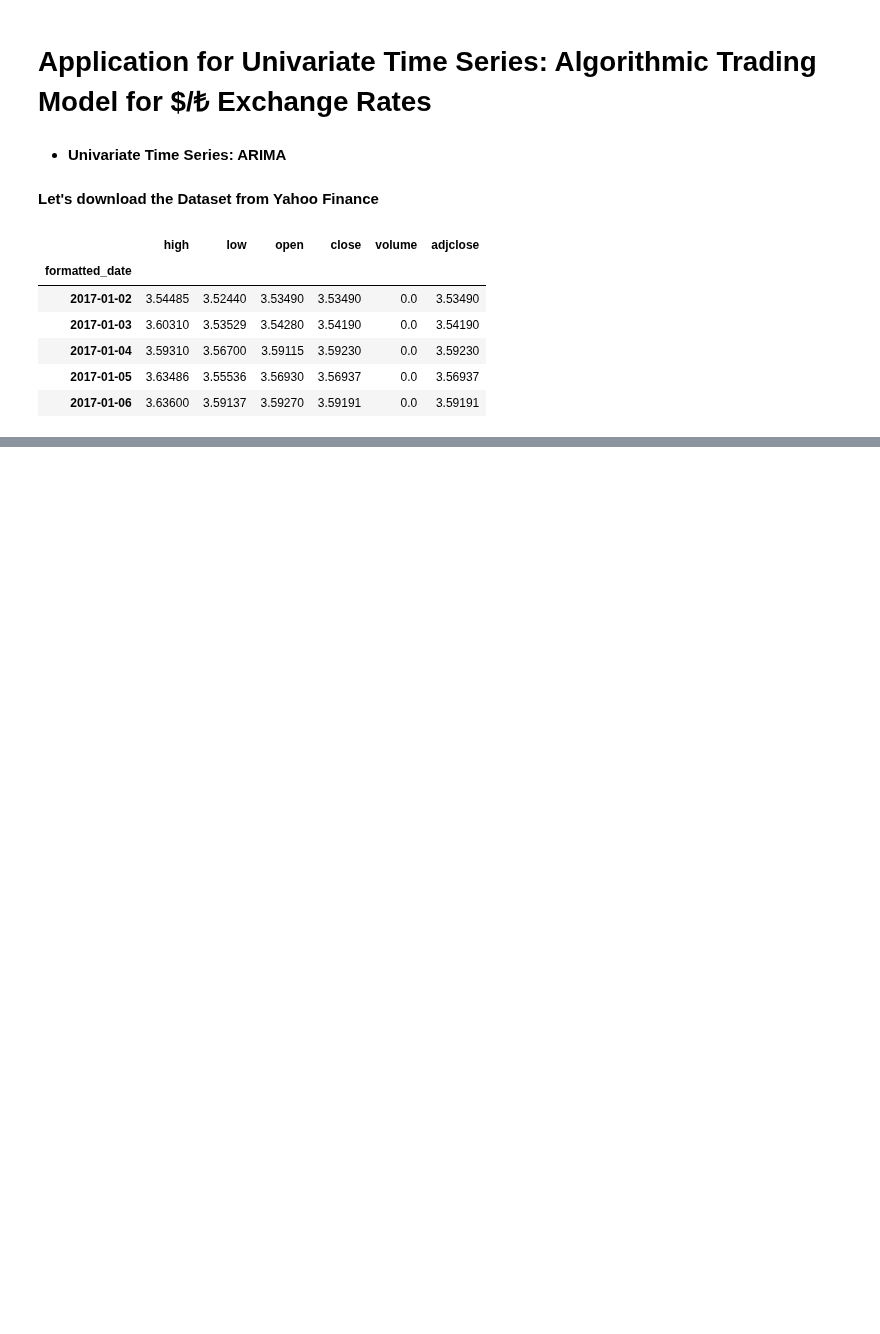
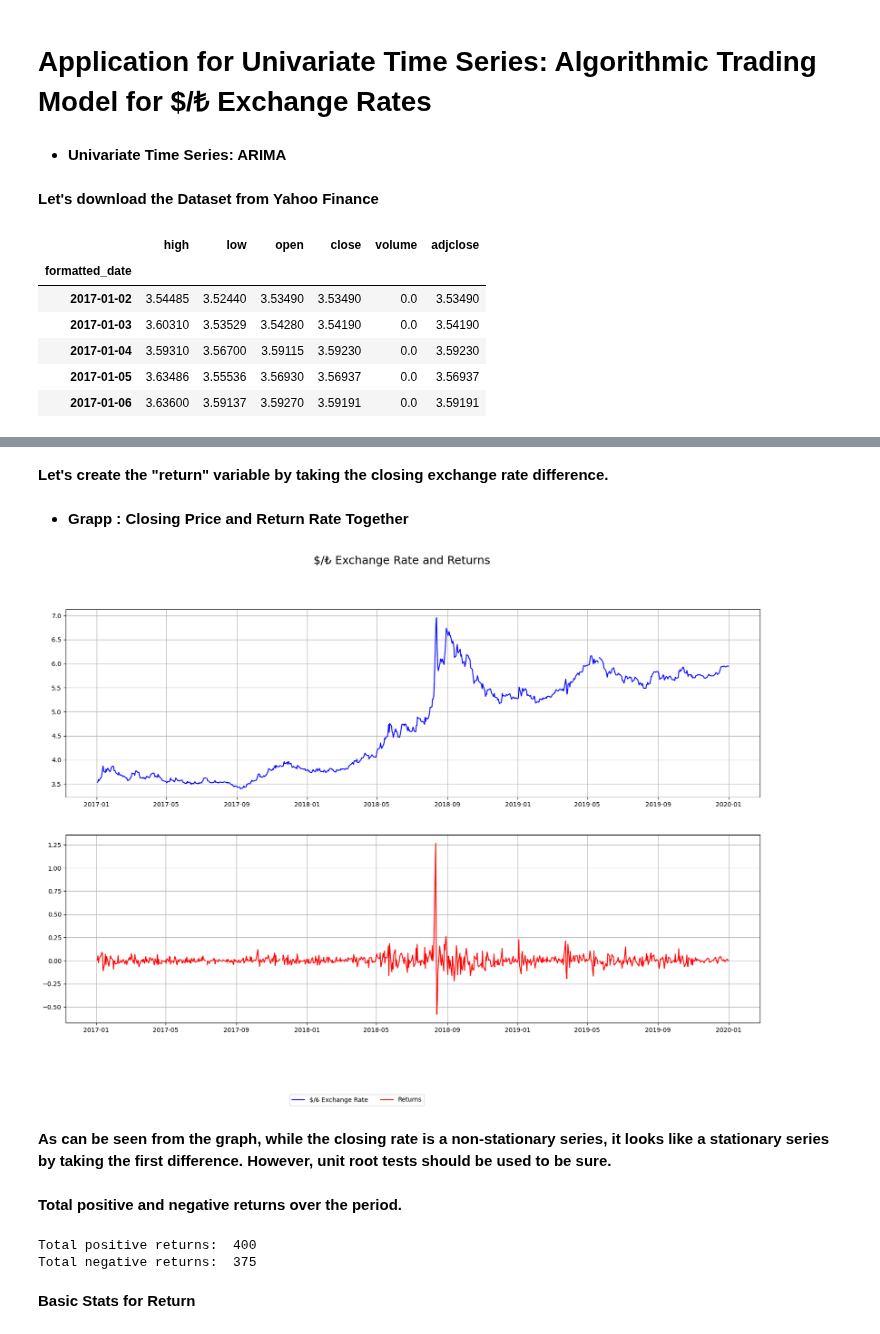
Before and after one commit to batuhanmtl/Time-Series-Analysis, a Jupyter notebook: Univariate Regression/ExchangeRatePrediction.ipynb, the cells around one changed output, grey strips where cells are left out. Drawn from its saved outputs; the diff is of its cells as text; code cells hidden in the pictures; blank space fills up the shorter version.

```diff
--- a/Univariate Regression/ExchangeRatePrediction.ipynb
+++ b/Univariate Regression/ExchangeRatePrediction.ipynb
@@ -18,7 +18,9 @@ history = yf.YahooFinancials('USDTRY=X').get_historical_price_data('2017-01-01',
 
 df = pd.DataFrame(history['USDTRY=X']['prices'])
 
-df = df.drop(['date'], axis=1).set_index('formatted_date')
+df = df.drop(['date'], axis=1)
+df["formatted_date"] = pd.to_datetime(df['formatted_date'])
+df = df.set_index('formatted_date')
 df.head()
 # %% [output]
 |  | high | low | open | close | volume | adjclose |
@@ -30,0 +35,31 @@ df.head()
+# %% [markdown]
+<b>Let's create the "return" variable by taking the closing exchange rate difference.<b>
+# %%
+df["returns"] = df["close"].diff()
+# %% [markdown]
+- <b>Grapp : Closing Price and Return Rate Together<b>
+# %%
+f = plt.figure(figsize=(20,12))
+f.suptitle("$/₺ Exchange Rate and Returns", fontsize=18)
+plt.subplot(211)
+plt.plot(df["close"], color='blue')
+plt.grid(True)
+plt.subplot(212)
+plt.plot(df["returns"], color='red')
+f.legend(["$/₺ Exchange Rate", "Returns"], loc='lower center', ncol=2,bbox_to_anchor=(0.45, -0.05))
+plt.grid(True)
+plt.show()
+# %% [output]
+[figure, added]
+# %% [markdown]
+<b>As can be seen from the graph, while the closing rate is a non-stationary series, it looks like a stationary series by taking the first difference. However, unit root tests should be used to be sure.<b>
+# %% [markdown]
+<b>Total positive and negative returns over the period.<b>
+# %%
+print("Total positive returns: ", df[df["returns"] > 0].shape[0])
+print("Total negative returns: ", df[df["returns"] < 0].shape[0])
+# %% [output]
+Total positive returns:  400
+Total negative returns:  375
+# %% [markdown]
+<b>Basic Stats for Return
```
Also changed, not shown: parts of 2 cells of this notebook.
